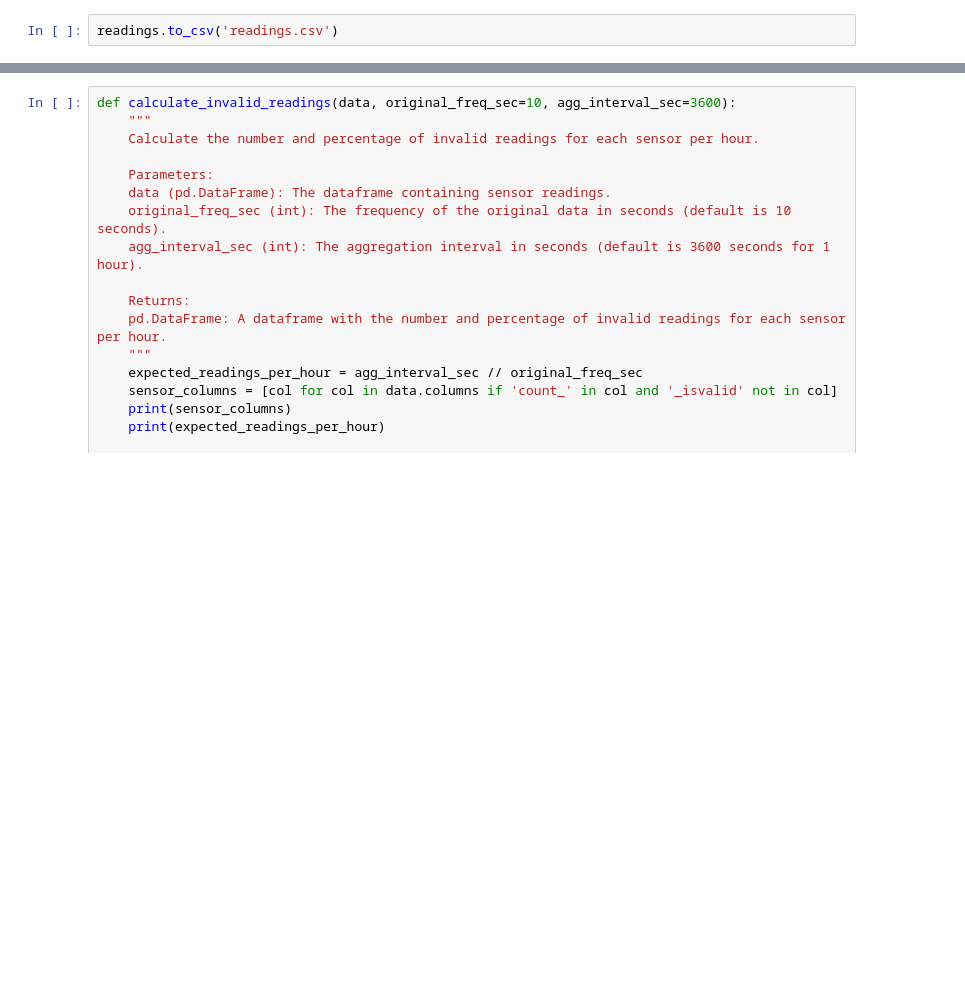
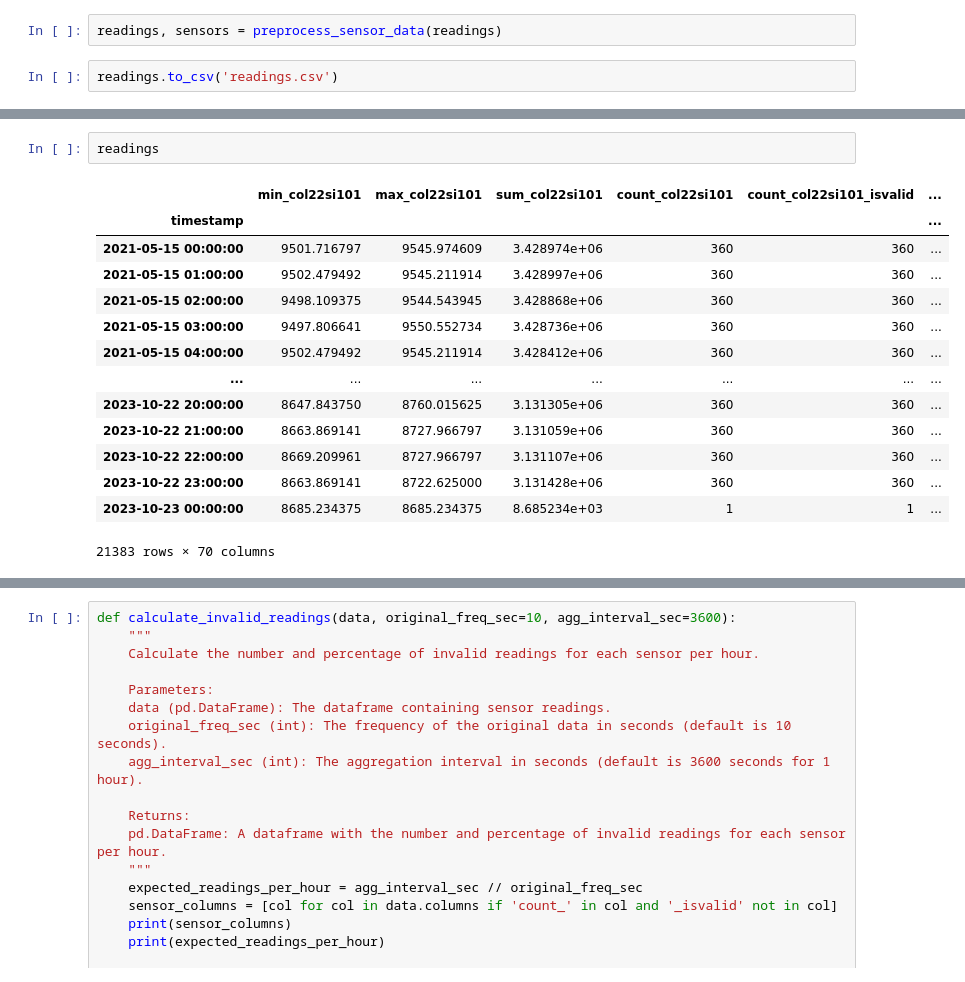
Before and after one commit to giorgosfatouros/IIoT-Data-Quality-Assessment, a Jupyter notebook: Untitled.ipynb, the cells around one changed output, grey strips where cells are left out. Saved outputs shown, nothing was run; the diff lists cells and outputs as text; blank space fills up the shorter version.

```diff
--- a/Untitled.ipynb
+++ b/Untitled.ipynb
@@ -77,4 +89,6 @@ readings = load_data_from_db(selected_table, engine)
 pk_list: []
+# %%
+readings, sensors = preprocess_sensor_data(readings)
 # %%
 readings.to_csv('readings.csv')
 # %%
@@ -95,0 +173,17 @@ Index(['min_col33vi603', 'max_col33vi603', 'sum_col33vi603',
+# %%
+readings
+# %% [output]
+|  | min_col22si101 | max_col22si101 | sum_col22si101 | count_col22si101 | count_col22si101_isvalid | ... |
+| timestamp |  |  |  |  |  | ... |
+| 2021-05-15 00:00:00 | 9501.716797 | 9545.974609 | 3.428974e+06 | 360 | 360 | ... |
+| 2021-05-15 01:00:00 | 9502.479492 | 9545.211914 | 3.428997e+06 | 360 | 360 | ... |
+| 2021-05-15 02:00:00 | 9498.109375 | 9544.543945 | 3.428868e+06 | 360 | 360 | ... |
+| 2021-05-15 03:00:00 | 9497.806641 | 9550.552734 | 3.428736e+06 | 360 | 360 | ... |
+| 2021-05-15 04:00:00 | 9502.479492 | 9545.211914 | 3.428412e+06 | 360 | 360 | ... |
+| ... | ... | ... | ... | ... | ... | ... |
+| 2023-10-22 20:00:00 | 8647.843750 | 8760.015625 | 3.131305e+06 | 360 | 360 | ... |
+| 2023-10-22 21:00:00 | 8663.869141 | 8727.966797 | 3.131059e+06 | 360 | 360 | ... |
+| 2023-10-22 22:00:00 | 8669.209961 | 8727.966797 | 3.131107e+06 | 360 | 360 | ... |
+| 2023-10-22 23:00:00 | 8663.869141 | 8722.625000 | 3.131428e+06 | 360 | 360 | ... |
+| 2023-10-23 00:00:00 | 8685.234375 | 8685.234375 | 8.685234e+03 | 1 | 1 | ... |
+21383 rows × 70 columns
```
Also changed, not shown: parts of 23 cells of this notebook, 12 other files.
